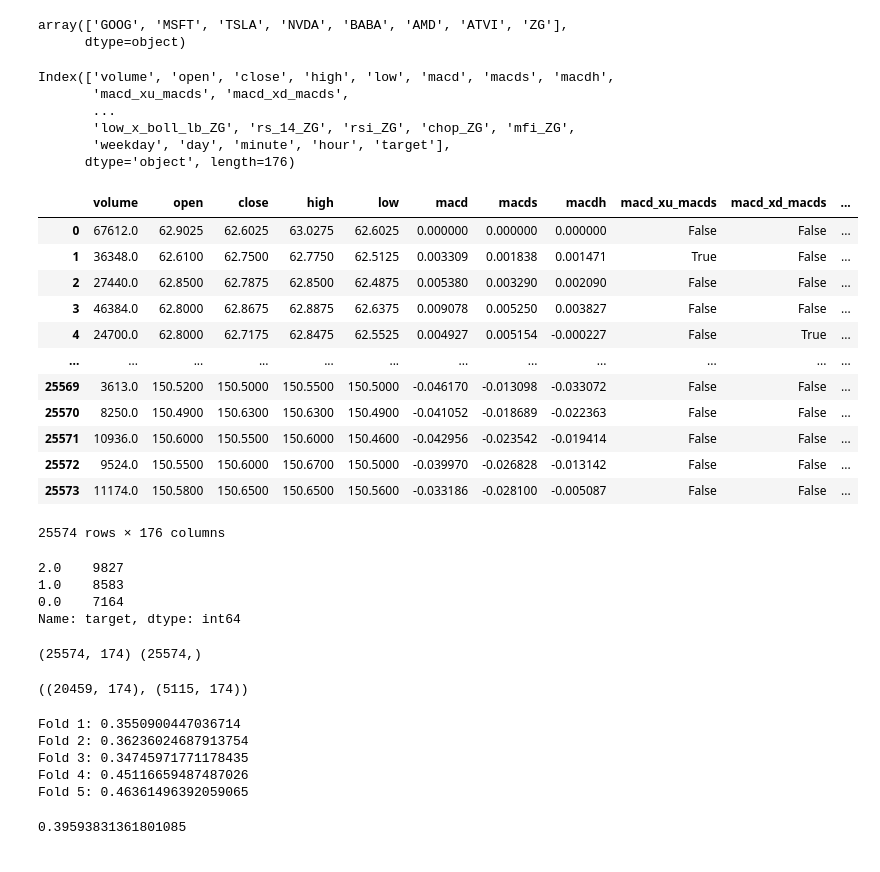
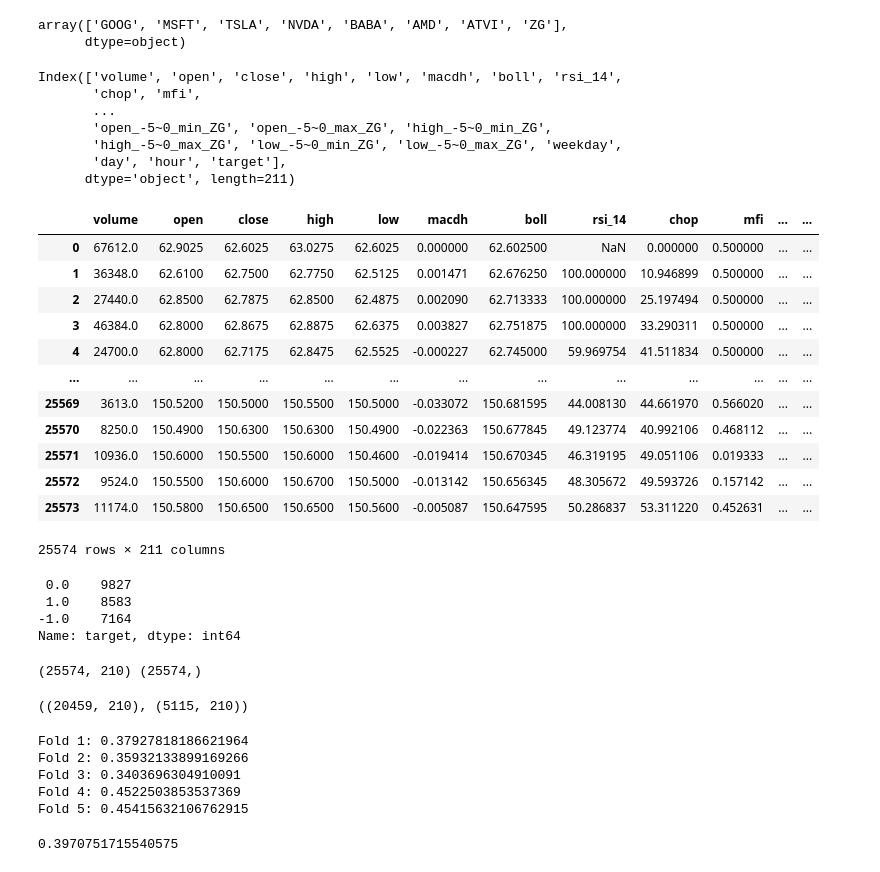
Before and after one commit to finance-qc-algo-course/investment-algorithms, a Jupyter notebook: prices_and_indicators/Stop loss and Take profit Catboost.ipynb, the cells around one changed output. Cells and saved outputs as stored; diff of their text form; code cells hidden in the pictures.

```diff
--- a/prices_and_indicators/Stop loss and Take profit Catboost.ipynb
+++ b/prices_and_indicators/Stop loss and Take profit Catboost.ipynb
@@ -130,50 +140,53 @@ def cross_validate_catboost(X: np.ndarray, y: np.ndarray, metric):
 # %%
 THRESHOLD = 1.0
 MAX_TIME_LAG = 30
 
-all_data = simple_indicators(target_data).drop(["ticker"], axis=1).set_index("date")
+all_data = simple_indicators(target_data).drop(["ticker"], axis=1)
 for ticker in additional_data["ticker"].unique():
     ticker_data = additional_data[additional_data["ticker"] == ticker]
-    ticker_indicators = simple_indicators(ticker_data).drop(["ticker"], axis=1).set_index("date")
+    ticker_indicators = simple_indicators(ticker_data).drop(["ticker"], axis=1)
     all_data = all_data.join(ticker_indicators, rsuffix=f"_{ticker}", how="left")
 
 dates = pd.Series(all_data.index).apply(lambda val: pd.Timestamp(val))
 all_data.reset_index(drop=True, inplace=True)
 all_data["weekday"] = dates.dt.weekday
 all_data["day"] = dates.dt.day
-all_data["minute"] = dates.dt.minute
 all_data["hour"] = dates.dt.hour
 all_data["target"] = get_first_threshold_bump(all_data, threshold=THRESHOLD, max_time_lag=MAX_TIME_LAG)
 all_data.dropna(subset=["target"], inplace=True)
 
+# all_data.ffill(inplace=True)
+# all_data.bfill(inplace=True)
+
 print(all_data.columns)
 all_data
 # %% [output]
-Index(['volume', 'open', 'close', 'high', 'low', 'macd', 'macds', 'macdh',
-       'macd_xu_macds', 'macd_xd_macds',
+Index(['volume', 'open', 'close', 'high', 'low', 'macdh', 'boll', 'rsi_14',
+       'chop', 'mfi',
        ...
-       'low_x_boll_lb_ZG', 'rs_14_ZG', 'rsi_ZG', 'chop_ZG', 'mfi_ZG',
-       'weekday', 'day', 'minute', 'hour', 'target'],
-      dtype='object', length=176)
+       'open_-5~0_min_ZG', 'open_-5~0_max_ZG', 'high_-5~0_min_ZG',
+       'high_-5~0_max_ZG', 'low_-5~0_min_ZG', 'low_-5~0_max_ZG', 'weekday',
+       'day', 'hour', 'target'],
+      dtype='object', length=211)
-|  | volume | open | close | high | low | macd | macds | macdh | macd_xu_macds | macd_xd_macds | ... |
-| 0 | 67612.0 | 62.9025 | 62.6025 | 63.0275 | 62.6025 | 0.000000 | 0.000000 | 0.000000 | False | False | ... |
-| 1 | 36348.0 | 62.6100 | 62.7500 | 62.7750 | 62.5125 | 0.003309 | 0.001838 | 0.001471 | True | False | ... |
-| 2 | 27440.0 | 62.8500 | 62.7875 | 62.8500 | 62.4875 | 0.005380 | 0.003290 | 0.002090 | False | False | ... |
-| 3 | 46384.0 | 62.8000 | 62.8675 | 62.8875 | 62.6375 | 0.009078 | 0.005250 | 0.003827 | False | False | ... |
-| 4 | 24700.0 | 62.8000 | 62.7175 | 62.8475 | 62.5525 | 0.004927 | 0.005154 | -0.000227 | False | True | ... |
-| ... | ... | ... | ... | ... | ... | ... | ... | ... | ... | ... | ... |
-| 25569 | 3613.0 | 150.5200 | 150.5000 | 150.5500 | 150.5000 | -0.046170 | -0.013098 | -0.033072 | False | False | ... |
-| 25570 | 8250.0 | 150.4900 | 150.6300 | 150.6300 | 150.4900 | -0.041052 | -0.018689 | -0.022363 | False | False | ... |
-| 25571 | 10936.0 | 150.6000 | 150.5500 | 150.6000 | 150.4600 | -0.042956 | -0.023542 | -0.019414 | False | False | ... |
-| 25572 | 9524.0 | 150.5500 | 150.6000 | 150.6700 | 150.5000 | -0.039970 | -0.026828 | -0.013142 | False | False | ... |
-| 25573 | 11174.0 | 150.5800 | 150.6500 | 150.6500 | 150.5600 | -0.033186 | -0.028100 | -0.005087 | False | False | ... |
+|  | volume | open | close | high | low | macdh | boll | rsi_14 | chop | mfi | ... | ... |
+| 0 | 67612.0 | 62.9025 | 62.6025 | 63.0275 | 62.6025 | 0.000000 | 62.602500 | NaN | 0.000000 | 0.500000 | ... | ... |
+| 1 | 36348.0 | 62.6100 | 62.7500 | 62.7750 | 62.5125 | 0.001471 | 62.676250 | 100.000000 | 10.946899 | 0.500000 | ... | ... |
+| 2 | 27440.0 | 62.8500 | 62.7875 | 62.8500 | 62.4875 | 0.002090 | 62.713333 | 100.000000 | 25.197494 | 0.500000 | ... | ... |
+| 3 | 46384.0 | 62.8000 | 62.8675 | 62.8875 | 62.6375 | 0.003827 | 62.751875 | 100.000000 | 33.290311 | 0.500000 | ... | ... |
+| 4 | 24700.0 | 62.8000 | 62.7175 | 62.8475 | 62.5525 | -0.000227 | 62.745000 | 59.969754 | 41.511834 | 0.500000 | ... | ... |
+| ... | ... | ... | ... | ... | ... | ... | ... | ... | ... | ... | ... | ... |
+| 25569 | 3613.0 | 150.5200 | 150.5000 | 150.5500 | 150.5000 | -0.033072 | 150.681595 | 44.008130 | 44.661970 | 0.566020 | ... | ... |
+| 25570 | 8250.0 | 150.4900 | 150.6300 | 150.6300 | 150.4900 | -0.022363 | 150.677845 | 49.123774 | 40.992106 | 0.468112 | ... | ... |
+| 25571 | 10936.0 | 150.6000 | 150.5500 | 150.6000 | 150.4600 | -0.019414 | 150.670345 | 46.319195 | 49.051106 | 0.019333 | ... | ... |
+| 25572 | 9524.0 | 150.5500 | 150.6000 | 150.6700 | 150.5000 | -0.013142 | 150.656345 | 48.305672 | 49.593726 | 0.157142 | ... | ... |
+| 25573 | 11174.0 | 150.5800 | 150.6500 | 150.6500 | 150.5600 | -0.005087 | 150.647595 | 50.286837 | 53.311220 | 0.452631 | ... | ... |
-25574 rows × 176 columns
+25574 rows × 211 columns
 # %%
 all_data["target"].value_counts()
 # %% [output]
-2.0    9827
-1.0    8583
-0.0    7164
+ 0.0    9827
+ 1.0    8583
+-1.0    7164
 Name: target, dtype: int64
 # %%
 TEST_RATIO = 0.2
@@ -186,5 +199,5 @@ print(X.shape, y.shape)
 X_train, X_test, y_train, y_test = train_test_split(X, y, test_size=TEST_RATIO, shuffle=False)
 X_train.shape, X_test.shape
 # %% [output]
-(25574, 174) (25574,)
+(25574, 210) (25574,)
-((20459, 174), (5115, 174))
+((20459, 210), (5115, 210))
@@ -191,9 +230,9 @@ X_train.shape, X_test.shape
 # %%
-cross_validate_catboost(X, y, compute_balanced_accuracy)
+cross_validate_time_series(X, y, compute_balanced_accuracy, CatBoostStockClassifier)
 # %% [output]
-Fold 1: 0.3550900447036714
-Fold 2: 0.36236024687913754
-Fold 3: 0.34745971771178435
-Fold 4: 0.45116659487487026
-Fold 5: 0.46361496392059065
+Fold 1: 0.37927818186621964
+Fold 2: 0.35932133899169266
+Fold 3: 0.3403696304910091
+Fold 4: 0.4522503853537369
+Fold 5: 0.45415632106762915
-0.39593831361801085
+0.3970751715540575
```
Also changed, not shown: parts of 12 cells of this notebook, 12 other files.
